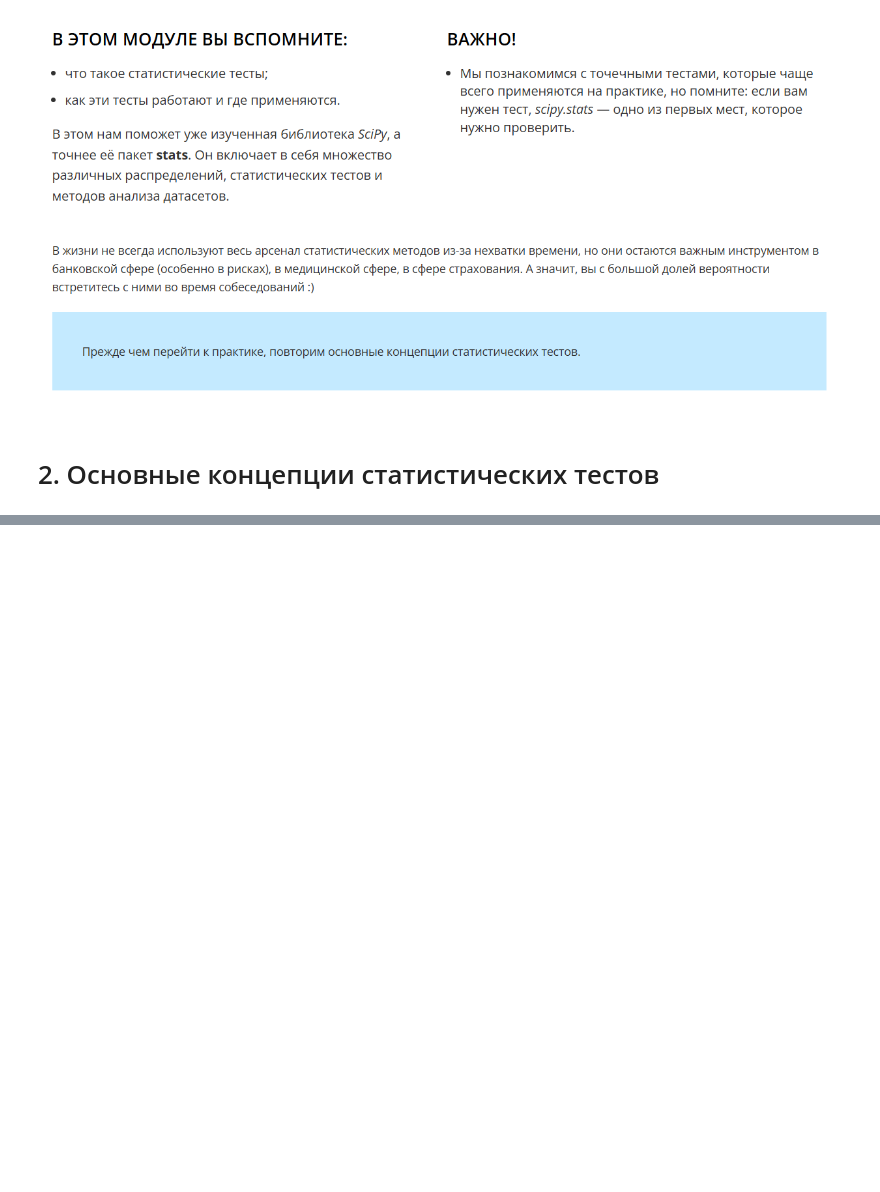
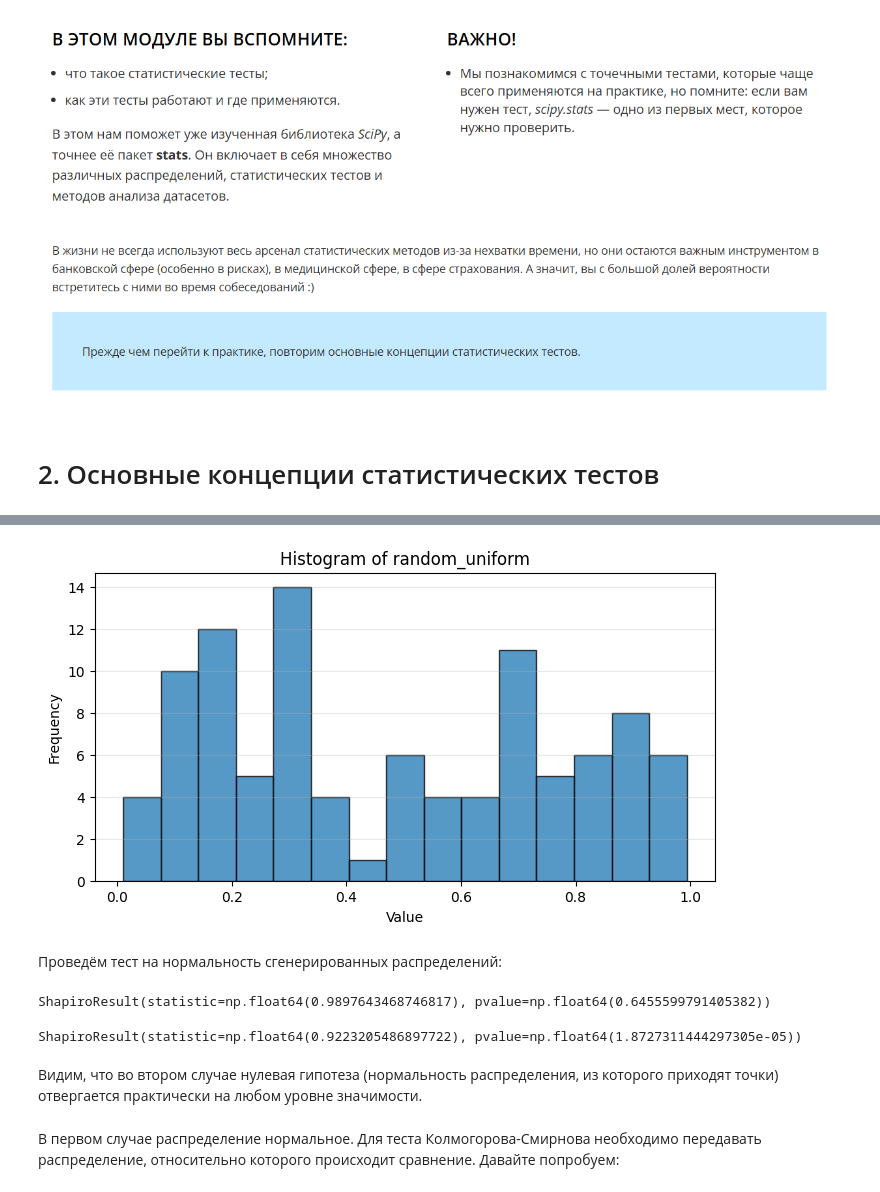
Before and after one commit to tgorbunov/sf_data_science, a Jupyter notebook: Skillfactory_ML/Additional Chapters on Python for Data Analysis/PDA-4. SciPy. Statistical Tests.ipynb, the cells around one changed output, grey strips where cells are left out. Saved outputs shown, nothing was run; the diff lists cells and outputs as text; code cells hidden in the pictures; blank space fills up the shorter version.

```diff
--- a/Skillfactory_ML/Additional Chapters on Python for Data Analysis/PDA-4. SciPy. Statistical Tests.ipynb
+++ b/Skillfactory_ML/Additional Chapters on Python for Data Analysis/PDA-4. SciPy. Statistical Tests.ipynb
@@ -10,0 +197,24 @@
+# %%
+plt.figure(figsize=(8, 4))
+plt.hist(random_uniform, bins=15, edgecolor="black", alpha=0.75)
+plt.title("Histogram of random_uniform")
+plt.xlabel("Value")
+plt.ylabel("Frequency")
+plt.grid(axis="y", alpha=0.3)
+plt.show()
+# %% [output]
+[figure, added]
+# %% [markdown]
+Проведём тест на нормальность сгенерированных распределений:
+# %%
+stats.shapiro(random_normal)
+# %% [output]
+ShapiroResult(statistic=np.float64(0.9897643468746817), pvalue=np.float64(0.6455599791405382))
+# %%
+stats.shapiro(random_uniform)
+# %% [output]
+ShapiroResult(statistic=np.float64(0.9223205486897722), pvalue=np.float64(1.8727311444297305e-05))
+# %% [markdown]
+Видим, что во втором случае нулевая гипотеза (нормальность распределения, из которого приходят точки) отвергается практически на любом уровне значимости.
+# %% [markdown]
+В первом случае распределение нормальное. Для теста Колмогорова-Смирнова необходимо передавать распределение, относительно которого происходит сравнение. Давайте попробуем:
```
Also changed, not shown: parts of 75 cells of this notebook.
